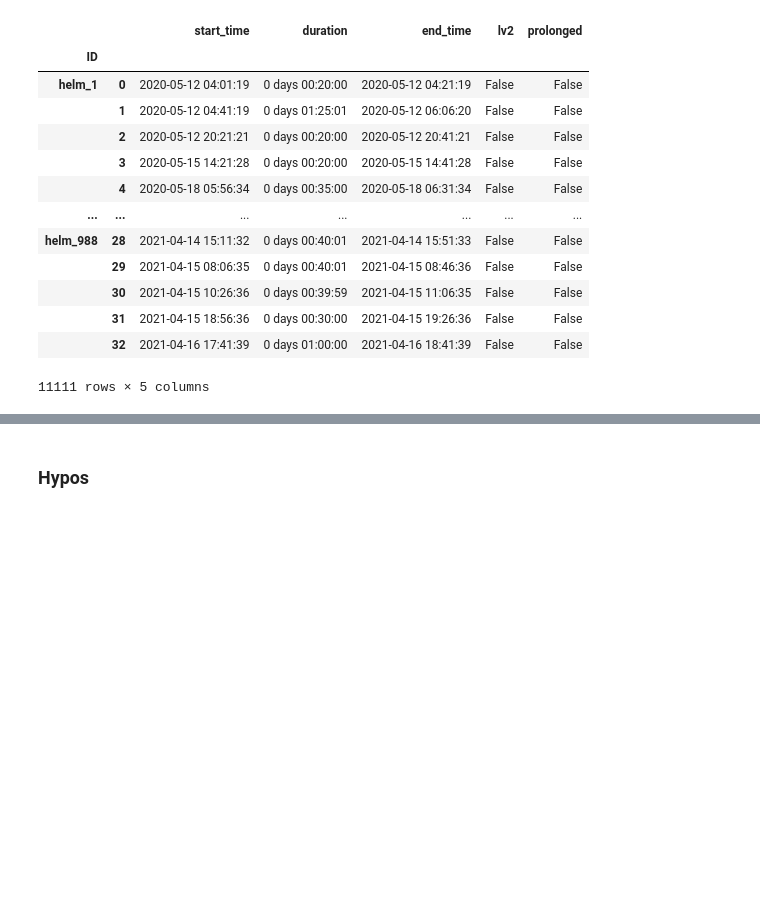
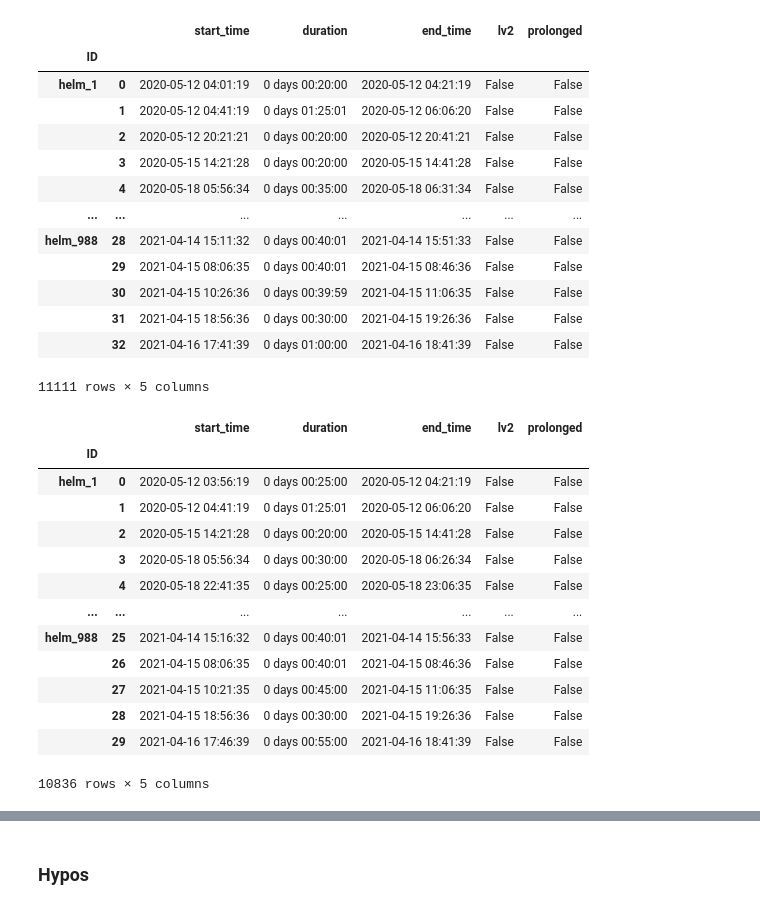
Before and after one commit to cafoala/recording-interval-cgm, a Jupyter notebook: code/4_identifying_glycemic_events.ipynb, the cells around one changed output, grey strips where cells are left out. Saved outputs shown, nothing was run; the diff lists cells and outputs as text; code cells hidden in the pictures; blank space fills up the shorter version.

```diff
--- a/code/4_identifying_glycemic_events.ipynb
+++ b/code/4_identifying_glycemic_events.ipynb
@@ -38,3 +56,22 @@ for name, df in results_dict.items():
+# %%
+def load_csvs(directory):
+    # Create an empty dictionary to store the dataframes
+    dataframes = {}
+
+    # Loop through each file in the directory
+    for filename in os.listdir(directory):
+        if filename.endswith('.csv'):  # Check if the file is a CSV
+            file_path = os.path.join(directory, filename)
+            df_name = filename[:-4]  # Remove the '.csv' from the filename to use as the DataFrame name
+            dataframes[df_name] = pd.read_csv(file_path)  # Read the CSV file and store it in the dictionary
+
+    return dataframes
+
+# Specify the directory containing your CSV files
+directory = '../data/glycemic_events/'
+
+# Load all CSV files into a dictionary
+results_dict = load_csvs(directory)
 # %% [markdown]
 ## Assessing concordance
 # %%
@@ -157,4 +166,21 @@ results_dict['hypo_glc']
 |  | 31 | 2021-04-15 18:56:36 | 0 days 00:30:00 | 2021-04-15 19:26:36 | False | False |
 |  | 32 | 2021-04-16 17:41:39 | 0 days 01:00:00 | 2021-04-16 18:41:39 | False | False |
 11111 rows × 5 columns
+# %%
+results_dict['hypo_pchip']
+# %% [output]
+|  |  | start_time | duration | end_time | lv2 | prolonged |
+| ID |  |  |  |  |  |  |
+| helm_1 | 0 | 2020-05-12 03:56:19 | 0 days 00:25:00 | 2020-05-12 04:21:19 | False | False |
+|  | 1 | 2020-05-12 04:41:19 | 0 days 01:25:01 | 2020-05-12 06:06:20 | False | False |
+|  | 2 | 2020-05-15 14:21:28 | 0 days 00:20:00 | 2020-05-15 14:41:28 | False | False |
+|  | 3 | 2020-05-18 05:56:34 | 0 days 00:30:00 | 2020-05-18 06:26:34 | False | False |
+|  | 4 | 2020-05-18 22:41:35 | 0 days 00:25:00 | 2020-05-18 23:06:35 | False | False |
+| ... | ... | ... | ... | ... | ... | ... |
+| helm_988 | 25 | 2021-04-14 15:16:32 | 0 days 00:40:01 | 2021-04-14 15:56:33 | False | False |
+|  | 26 | 2021-04-15 08:06:35 | 0 days 00:40:01 | 2021-04-15 08:46:36 | False | False |
+|  | 27 | 2021-04-15 10:21:35 | 0 days 00:45:00 | 2021-04-15 11:06:35 | False | False |
+|  | 28 | 2021-04-15 18:56:36 | 0 days 00:30:00 | 2021-04-15 19:26:36 | False | False |
+|  | 29 | 2021-04-16 17:46:39 | 0 days 00:55:00 | 2021-04-16 18:41:39 | False | False |
+10836 rows × 5 columns
 # %%
```
Also changed, not shown: parts of 12 cells of this notebook, 2 other files.
